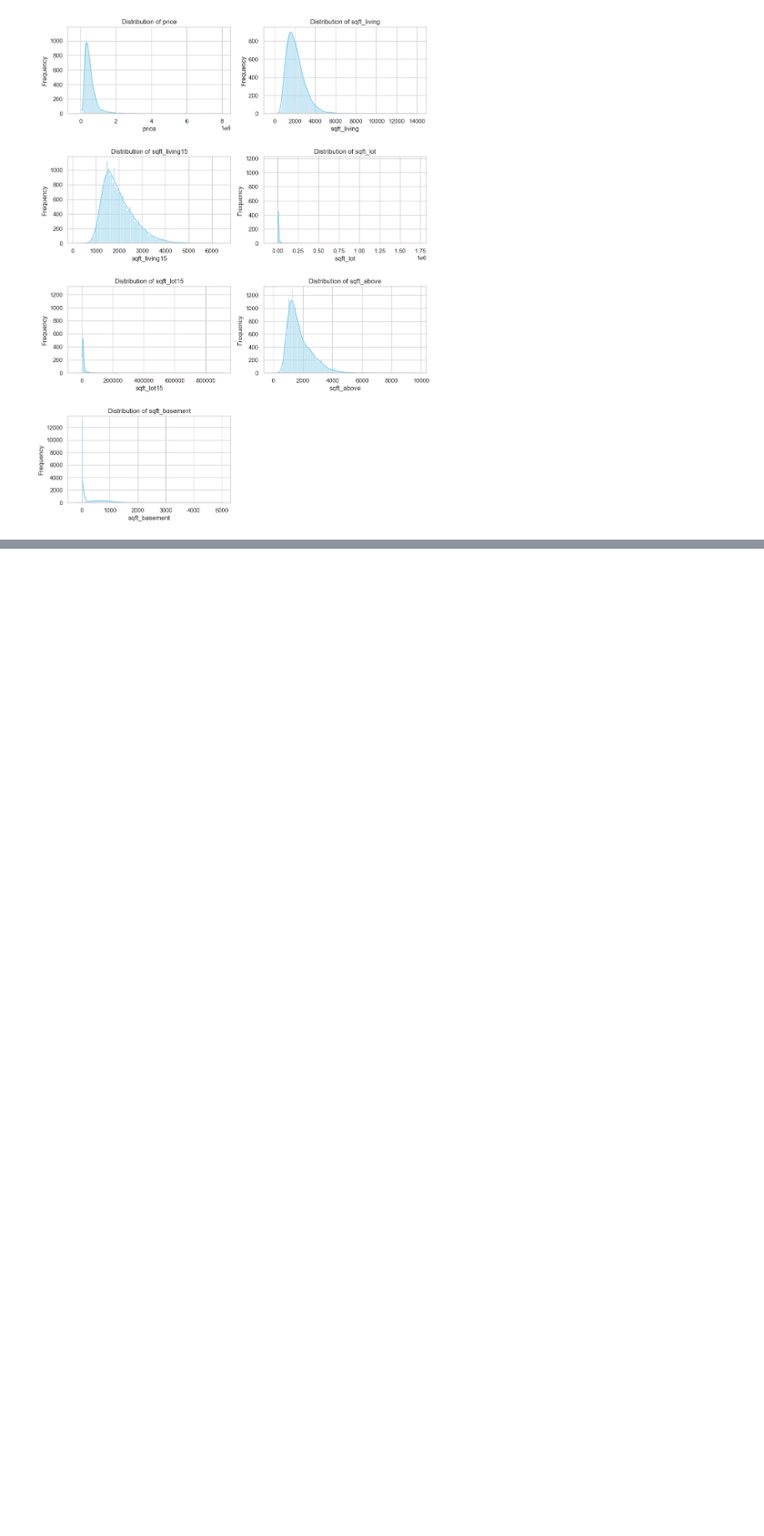
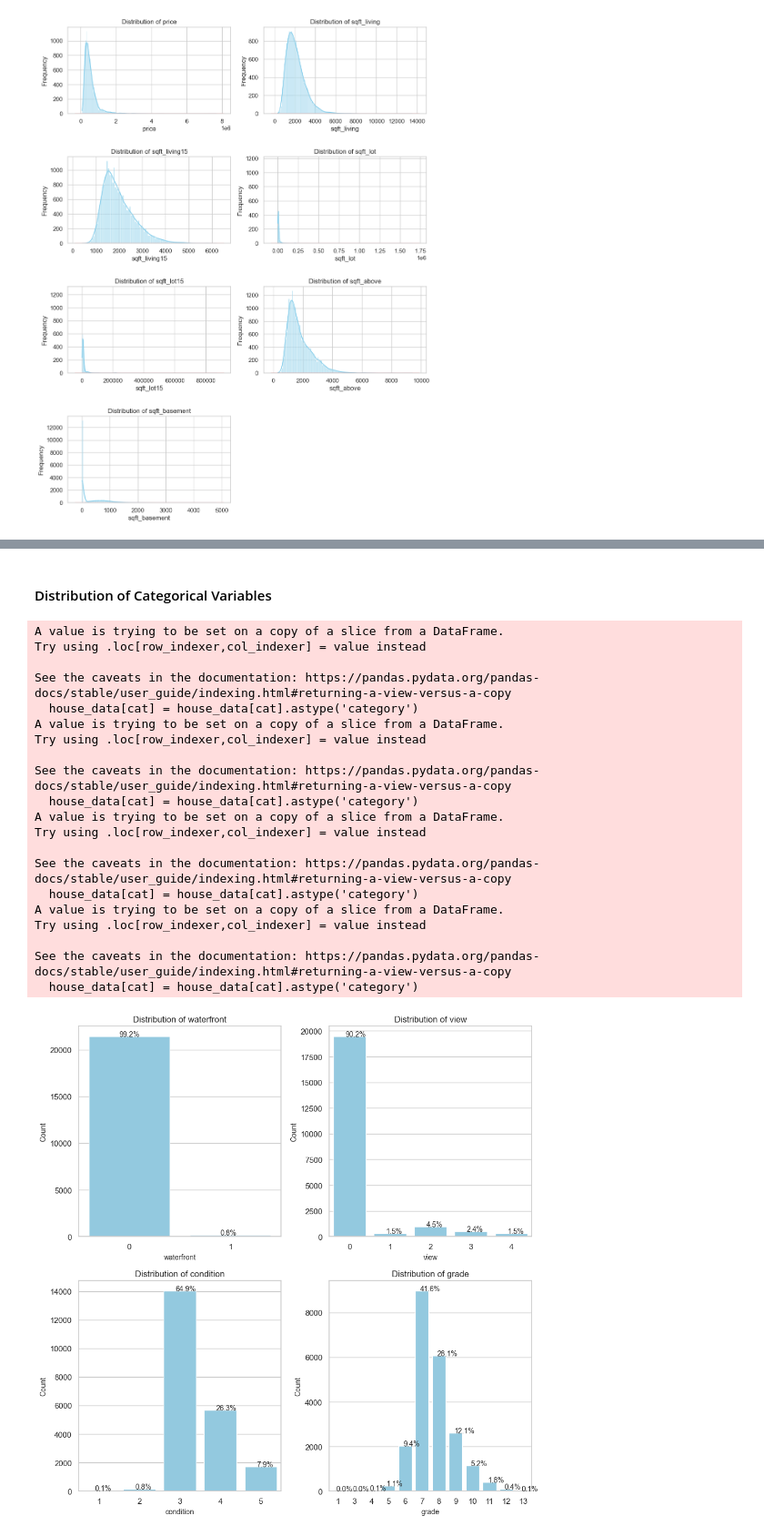
Before and after one commit to gizemguleli/RR_Project-Housing-Price-Dynamics-in-King-Cunty-WA, a Jupyter notebook: V1.ipynb, the cells around one changed output, grey strips where cells are left out. Shown at 91% size. Saved outputs shown, nothing was run; the diff lists cells and outputs as text; code cells hidden in the pictures; blank space fills up the shorter version.

```diff
--- a/V1.ipynb
+++ b/V1.ipynb
@@ -197,0 +337,58 @@ plt.show()
+# %% [markdown]
+#### Distribution of Categorical  Variables
+# %%
+# Initialize a subplot grid
+n = len(cat_vars)
+ncols = 2
+nrows = n//ncols if n%ncols==0 else n//ncols+1
+fig, axes = plt.subplots(nrows=nrows, ncols=ncols, figsize=(10, 10), dpi=100)
+
+for i, cat in enumerate(cat_vars):
+    # Convert categorical variables to factors
+    house_data[cat] = house_data[cat].astype('category')
+
+    # Create bar plots for categorical variables using Seaborn
+    ax = axes[i//ncols, i%ncols]
+    sns.countplot(x=cat, data=house_data, ax=ax, color='skyblue')
+
+    # Add percentage labels on top of each bar
+    total = len(house_data[cat])
+    for p in ax.patches:
+        percentage = '{:.1f}%'.format(100 * p.get_height()/total)
+        x = p.get_x() + p.get_width()/2 - 0.1
+        y = p.get_y() + p.get_height()
+        ax.annotate(percentage, (x, y), size = 10)
+
+    ax.set_title(f"Distribution of {cat}")
+    ax.set_ylabel('Count', fontsize=10)
+    ax.set_xlabel(f'{cat}', fontsize=10)
+
+# remove empty subplots
+if n%ncols != 0:
+    for idx in range(n, nrows*ncols):
+        fig.delaxes(axes.flatten()[idx])
+
+plt.tight_layout()
+plt.show()
+# %% [output]
+A value is trying to be set on a copy of a slice from a DataFrame.
+Try using .loc[row_indexer,col_indexer] = value instead
+
+See the caveats in the documentation: https://pandas.pydata.org/pandas-docs/stable/user_guide/indexing.html#returning-a-view-versus-a-copy
+  house_data[cat] = house_data[cat].astype('category')
+A value is trying to be set on a copy of a slice from a DataFrame.
+Try using .loc[row_indexer,col_indexer] = value instead
+
+See the caveats in the documentation: https://pandas.pydata.org/pandas-docs/stable/user_guide/indexing.html#returning-a-view-versus-a-copy
+  house_data[cat] = house_data[cat].astype('category')
+A value is trying to be set on a copy of a slice from a DataFrame.
+Try using .loc[row_indexer,col_indexer] = value instead
+
+See the caveats in the documentation: https://pandas.pydata.org/pandas-docs/stable/user_guide/indexing.html#returning-a-view-versus-a-copy
+  house_data[cat] = house_data[cat].astype('category')
+A value is trying to be set on a copy of a slice from a DataFrame.
+Try using .loc[row_indexer,col_indexer] = value instead
+
+See the caveats in the documentation: https://pandas.pydata.org/pandas-docs/stable/user_guide/indexing.html#returning-a-view-versus-a-copy
+  house_data[cat] = house_data[cat].astype('category')
+[figure, added]
```
Also changed, not shown: parts of 12 cells of this notebook, 1 other file.
